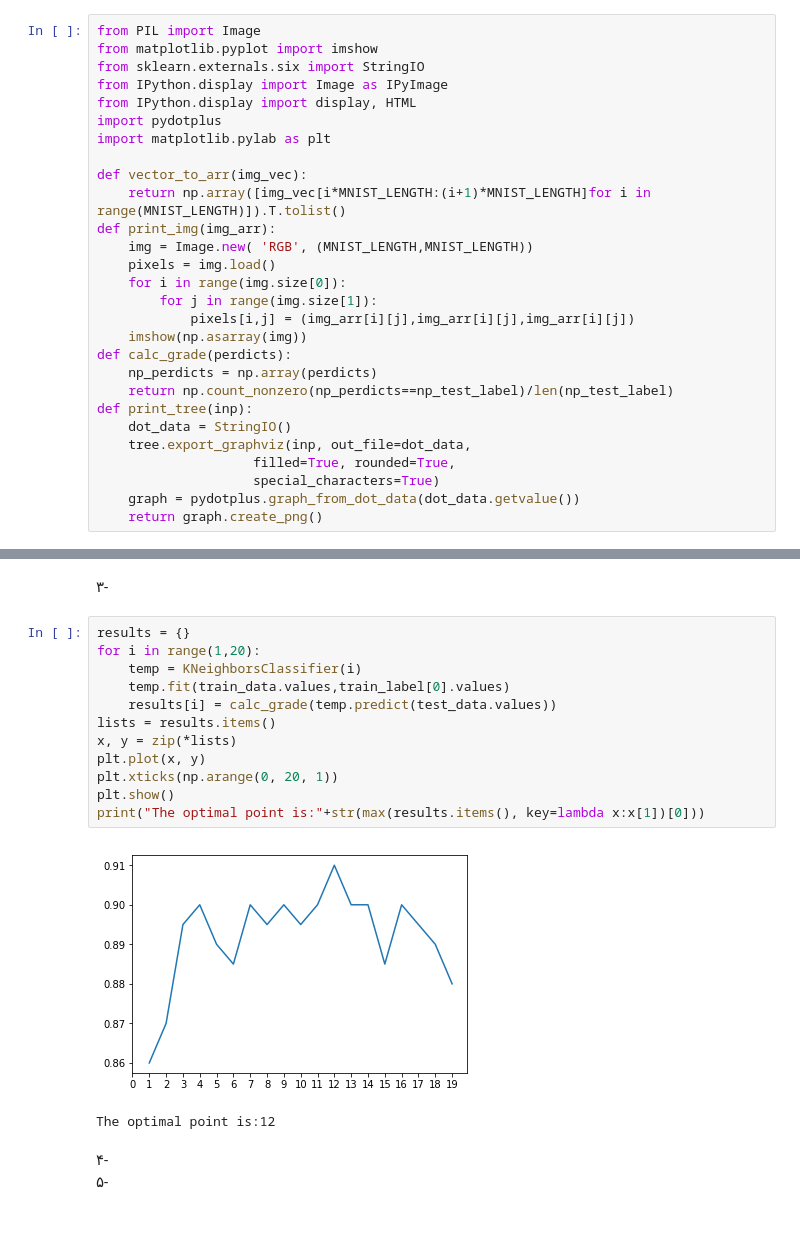
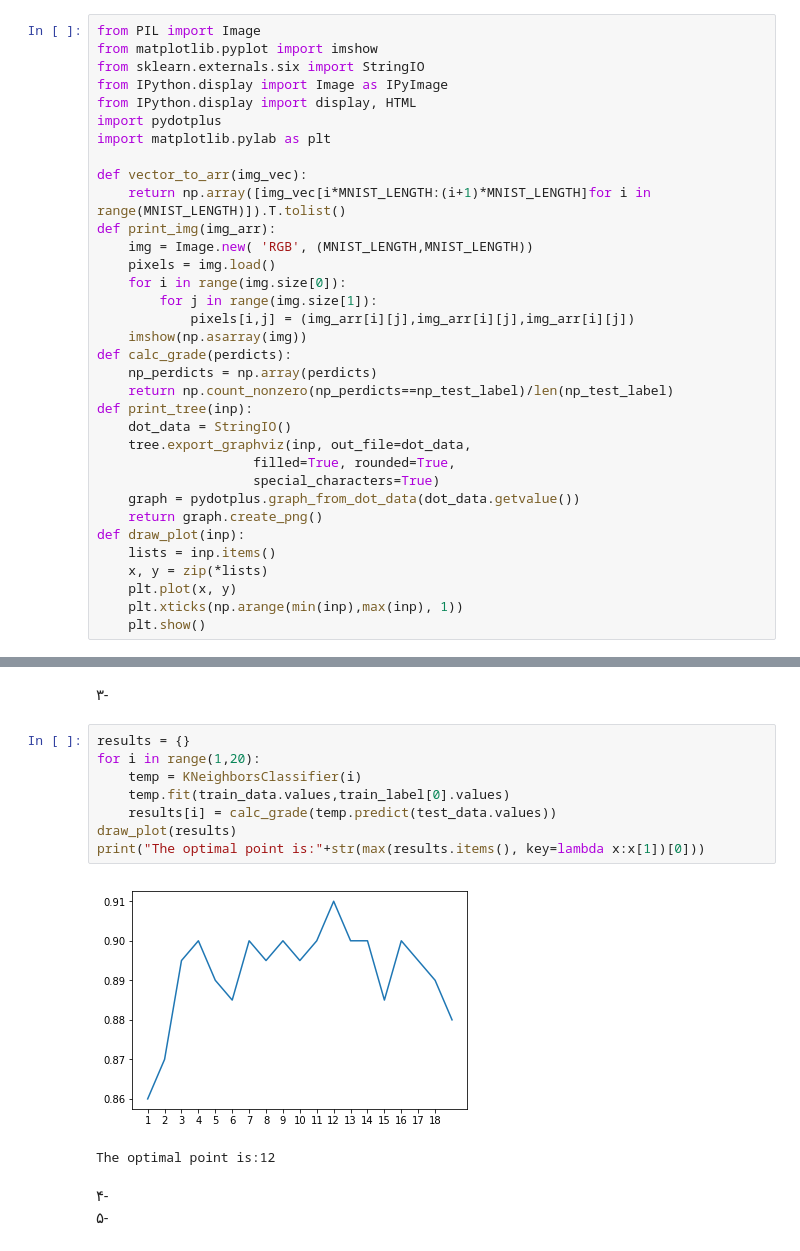
Before and after one commit to mohalisad/ai, a Jupyter notebook: 4/MNIST.ipynb, the cells around one changed output, grey strips where cells are left out. Cells and saved outputs as stored; diff of their text form.

```diff
--- a/4/MNIST.ipynb
+++ b/4/MNIST.ipynb
@@ -70,6 +70,12 @@ def print_tree(inp):
                     special_characters=True)
     graph = pydotplus.graph_from_dot_data(dot_data.getvalue())
     return graph.create_png()
+def draw_plot(inp):
+    lists = inp.items()
+    x, y = zip(*lists)
+    plt.plot(x, y)
+    plt.xticks(np.arange(min(inp),max(inp), 1))
+    plt.show()
 # %% [markdown]
 ## <div class = "farsi center blue">پرینت یکان شماره دانشجویی</div>
 # %%
@@ -100,17 +106,13 @@ print(calc_grade(perdicted))
 # %%
 results = {}
 for i in range(1,20):
     temp = KNeighborsClassifier(i)
     temp.fit(train_data.values,train_label[0].values)
     results[i] = calc_grade(temp.predict(test_data.values))
-lists = results.items()
-x, y = zip(*lists)
-plt.plot(x, y)
-plt.xticks(np.arange(0, 20, 1))
-plt.show()
+draw_plot(results)
 print("The optimal point is:"+str(max(results.items(), key=lambda x:x[1])[0]))
 # %% [output]
-[figure, old version]
+[figure, new version]
 The optimal point is:12
 # %% [markdown]
 <div class="farsi justify">
```
Also changed, not shown: parts of 7 cells of this notebook.
